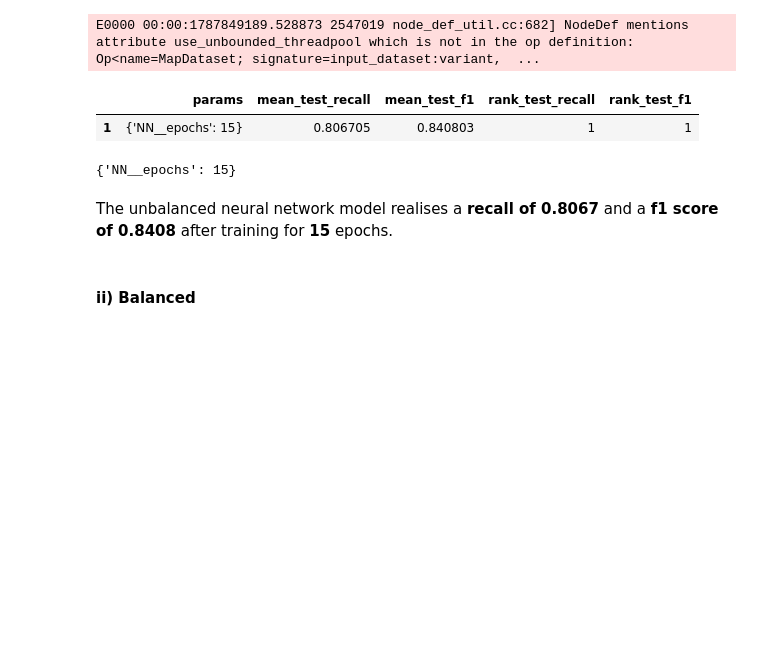
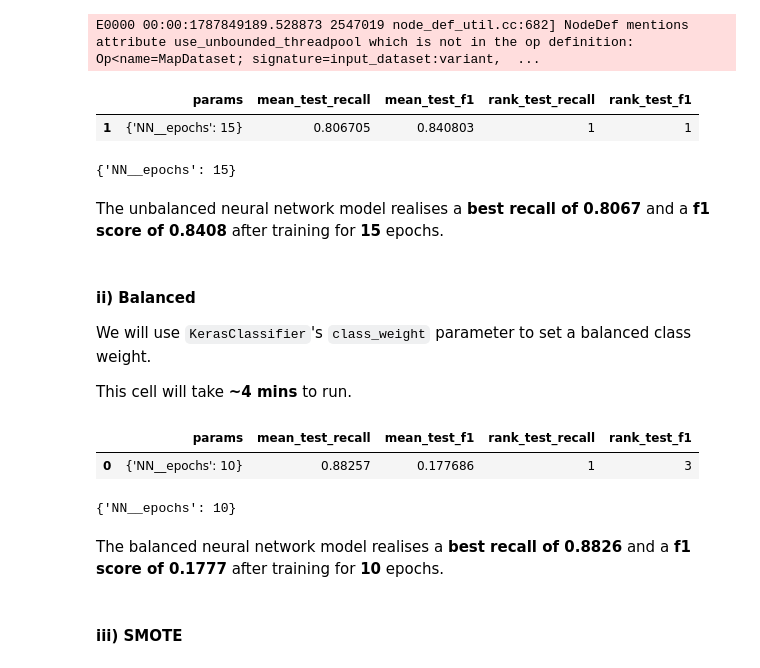
Before and after one commit to NgundoMuithya/Kaggle_Credit_Card_Fraud_Detection, a Jupyter notebook: notebook.ipynb, the cells around one changed output. Saved outputs shown, nothing was run; the diff lists cells and outputs as text; code cells hidden in the pictures; blank space fills up the shorter version.

Commit message:
Add balanced nn model

```diff
--- a/notebook.ipynb
+++ b/notebook.ipynb
@@ -1414,17 +1414,21 @@ There are some things we must clarify first:
 from keras import callbacks
 
 class BestWeightsCallback(callbacks.Callback): # Inherits functions such as on_train_end and on_epoch_end from Keras' callback
+    '''
+    Class to create a callback that sets the weights of the model after every training run to the weights that resulted in the best `monitor` score.
+    This class only works on scores one is trying to maximize.
+    '''
     # Define initialization function
     def __init__(self, monitor='recall'):
         super().__init__() # Calls parent Callback class constructor
         self.monitor = monitor # Set the value to be monitore
-        self.best = -float('inf') # Initializes the best value as -infinity so any real value in the first epoch is better
+        self.best_score = -float('inf') # Initializes the best value as -infinity so any real value in the first epoch is better
         self.best_weights = None # Initializes with nothing set as the best weights
 
     def on_epoch_end(self, epoch, logs=None):
-        current_val_recall_score = logs.get(self.monitor)
-        if current_val_recall_score is not None and current_val_recall_score > self.best :
-            self.best = current_val_recall_score
+        current_score = logs.get(self.monitor)
+        if current_score is not None and current_score > self.best_score :
+            self.best_score = current_score
             self.best_weights = self.model.get_weights()
 
     def on_train_end(self, logs=None):
@@ -1451,7 +1455,7 @@ os.environ['TF_CPP_MIN_LOG_LEVEL'] = '3' # Suppress harmless CUDA errors since w
 # Define a function to initialize a neural network
 def initialize_nn(input_shape=input_shape):
     '''
-    Custom helper function to initialize a neural network. Created to avoid redundancy later.
+    Custom helper function to initialize a neural network. Required as an argument by `KerasClassifier`.
     '''
     # Initialize a sequential model
     nn_model = models.Sequential()
@@ -1483,7 +1487,7 @@ unbalanced_nn_pipeline = Pipeline(
         ('NN',
          KerasClassifier(
             model=initialize_nn,
-            epochs=10, # Default will be overridden by GridSearcCV
+            epochs=10, # Default will be overridden by GridSearchCV
             batch_size=256,
             callbacks=[BestWeightsCallback()],
             random_state=2026,
@@ -1521,6 +1525,58 @@ best_unbalanced_nn_model.best_params_
 # %% [output]
 {'NN__epochs': 15}
 # %% [markdown]
-The unbalanced neural network model realises a **recall of 0.8067** and a **f1 score of 0.8408** after training for **15** epochs.
+The unbalanced neural network model realises a **best recall of 0.8067** and a **f1 score of 0.8408** after training for **15** epochs.
 # %% [markdown]
 #### ii) Balanced
+
+We will use `KerasClassifier`'s `class_weight` parameter to set a balanced class weight.
+
+This cell will take **~4 mins** to run.
+# %%
+# Create pipeline
+balanced_nn_pipeline = Pipeline(
+    [
+        ('NN',
+         KerasClassifier(
+            model=initialize_nn,
+            epochs=10, # Default will be overridden by GridSearchCV
+            batch_size=256,
+            callbacks=[BestWeightsCallback()],
+            class_weight='balanced',
+            random_state=2026,
+            verbose=0
+        )
+        )
+    ]
+)
+
+# Parameter grid
+nn_param_grid = {
+    'NN__epochs': [10, 15, 20]
+}
+
+# Grid search to find the best model
+best_balanced_nn_model = GridSearchCV(
+    estimator=balanced_nn_pipeline,
+    param_grid=nn_param_grid,
+    scoring=['recall', 'f1'],
+    refit='recall',
+    n_jobs=-2
+)
+
+best_balanced_nn_model.fit(X_train_scaled, y_train)
+
+balanced_nn_results = pd.DataFrame(best_balanced_nn_model.cv_results_)[['params', 'mean_test_recall', 'mean_test_f1', 'rank_test_recall', 'rank_test_f1']]
+
+balanced_nn_results[balanced_nn_results['rank_test_recall'] == 1]
+# %% [output]
+|  | params | mean_test_recall | mean_test_f1 | rank_test_recall | rank_test_f1 |
+| 0 | {'NN__epochs': 10} | 0.88257 | 0.177686 | 1 | 3 |
+# %%
+best_balanced_nn_model.best_params_
+# %% [output]
+{'NN__epochs': 10}
+# %% [markdown]
+The balanced neural network model realises a **best recall of 0.8826** and a **f1 score of 0.1777** after training for **10** epochs.
+# %% [markdown]
+#### iii) SMOTE
```
Also changed, not shown: parts of 1 cell of this notebook.
